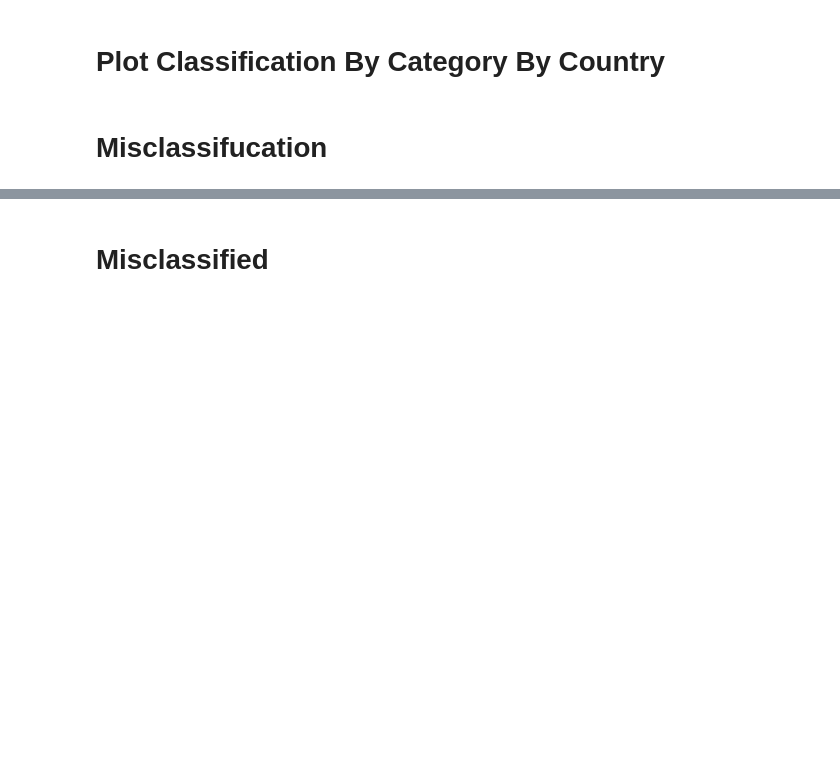
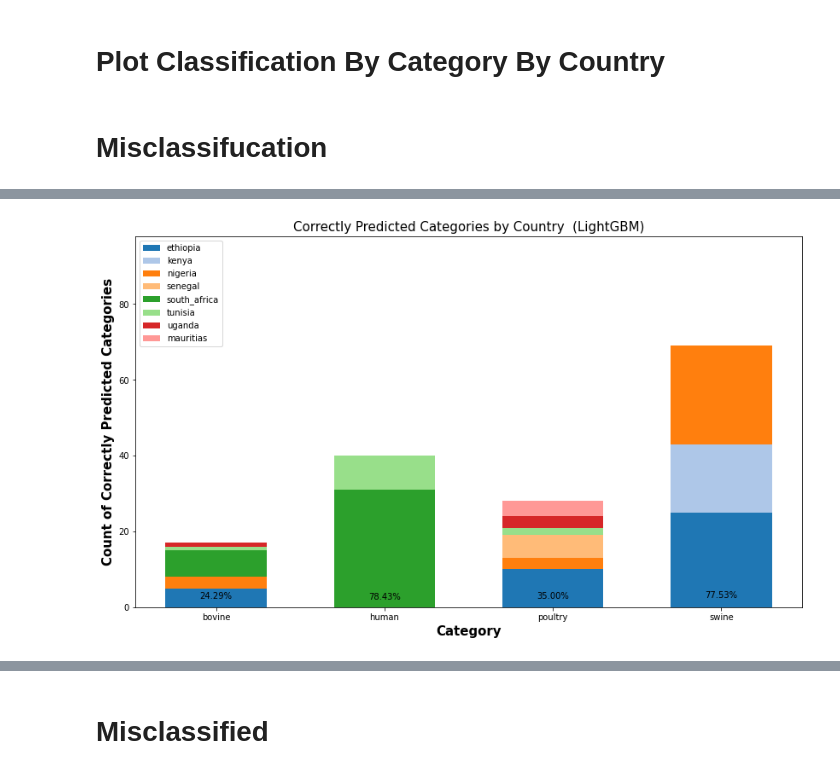
Before and after one commit to omicscodeathon/salmonellaml, a Jupyter notebook: notebooks/Hyperparameter_Tuning_machine_learning_3.ipynb, the cells around one changed output, grey strips where cells are left out. Saved outputs shown, nothing was run; the diff lists cells and outputs as text; code cells hidden in the pictures; blank space fills up the shorter version.

```diff
--- a/notebooks/Hyperparameter_Tuning_machine_learning_3.ipynb
+++ b/notebooks/Hyperparameter_Tuning_machine_learning_3.ipynb
@@ -1913,0 +1954,73 @@ See the caveats in the documentation: https://pandas.pydata.org/pandas-docs/stab
+# %%
+import numpy as np
+df=test_data[["country","sra_accession","category"]]
+df["predicted"]=decoded_targets_LightGBM
+df
+
+df["is_correct"] = df["predicted"] == df["category"]
+df
+# Filter the DataFrame to include only correctly predicted rows
+correctly_predicted_df = df[df["is_correct"]]
+# correctly_predicted_df
+# Count the number of correctly predicted instances for each category and country
+correctly_predicted_counts = correctly_predicted_df.groupby(["country", "category"]).size().unstack(fill_value=0)
+correctly_predicted_counts
+countries = ['ethiopia', 'kenya', 'nigeria', 'senegal', 'south_africa', 'tunisia', 'uganda','mauritias']
+
+# print(correctly_predicted_counts)
+#Get the categories and countries
+categories = correctly_predicted_counts.columns
+countries = ['ethiopia', 'kenya', 'nigeria', 'senegal', 'south_africa', 'tunisia', 'uganda', 'mauritias']
+
+# Set the positions and width for the bars
+r = np.arange(len(categories))
+bar_width = 0.6
+
+# Get colors from the 'tab20' colormap for each country
+colors = plt.cm.tab20.colors[:len(countries)]
+
+# Plotting
+fig, ax = plt.subplots(figsize=(14, 8))
+
+# Initialize the bottom values for the bars
+bottom = np.zeros(len(categories))
+
+# Calculate the total counts for each category
+total_category_counts = df.groupby('category').size()
+
+for i, country in enumerate(countries):
+    bars = ax.bar(r, correctly_predicted_counts.loc[country], width=bar_width, label=country, bottom=bottom, color=colors[i])
+    bottom += correctly_predicted_counts.loc[country]
+
+# Add percentage annotations for each category
+for j, category in enumerate(categories):
+    total_category_count = np.sum(correctly_predicted_counts[category])
+    total_all_count = total_category_counts[category]  # Total count for the category (correctly predicted + wrongly predicted)
+    percentage = (total_category_count / total_all_count) * 100 if total_all_count != 0 else 0
+
+    # Calculate the y-coordinate for the annotation (just above the top of the bar)
+    y_annotation = total_all_count * 0.01
+
+    ax.annotate('{:.2f}%'.format(percentage),
+                xy=(r[j], y_annotation),  # Set the adjusted y-coordinate here
+                xytext=(0, 5),  # Adjusted vertical offset
+                textcoords="offset points",
+                ha='center', va='bottom')
+
+ax.set_xlabel('Category', fontweight='bold', fontsize=15)
+ax.set_ylabel('Count of Correctly Predicted Categories', fontweight='bold', fontsize=15)
+ax.set_title('Correctly Predicted Categories by Country  (LightGBM)', fontsize=15)
+ax.set_xticks(r)
+ax.set_xticklabels(categories)
+
+# Move the legend to the top left
+ax.legend(loc='upper left')
+
+# Set a limit on the y-axis to prevent bars from going beyond the graph
+ax.set_ylim(0, max(total_category_counts) * 1.1)  # Adjusted the y-axis limit
+
+# Save the plot
+plt.savefig("../figures/Correct_Classification_graph.png")
+
+plt.show()
+# %% [output]
@@ -1913,0 +2037 @@ See the caveats in the documentation: https://pandas.pydata.org/pandas-docs/stab
+[figure, added]
```
Also changed, not shown: parts of 27 cells of this notebook, 2 other files.
